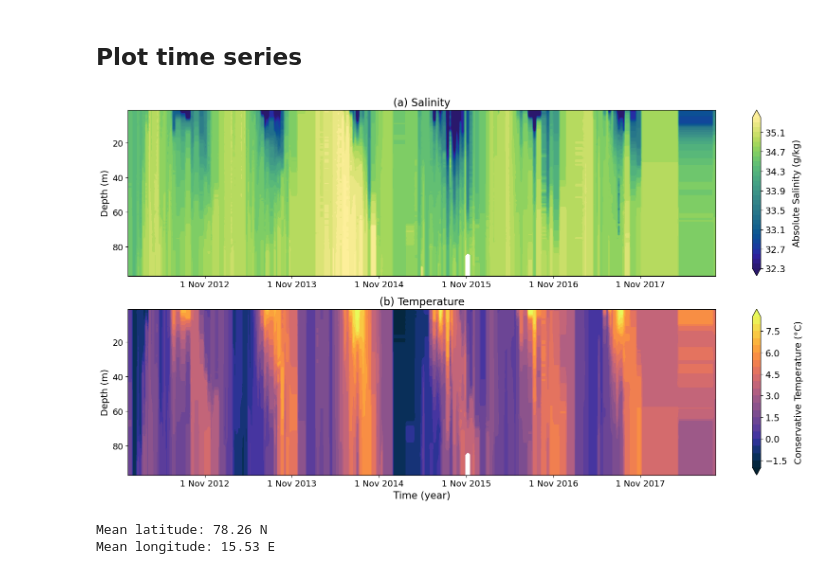
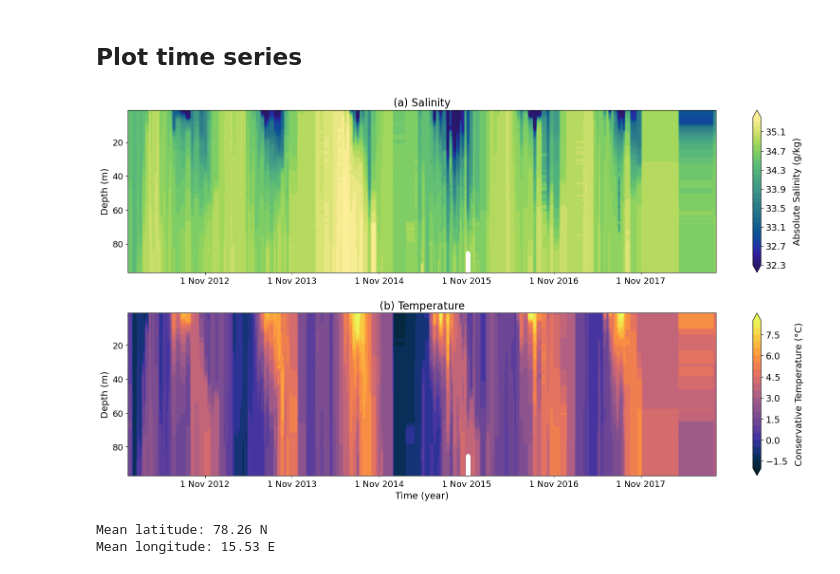
Before and after one commit to alpsjur/AGF-Adventfjorden, a Jupyter notebook: code/notebooks/timeseries_CTD_plotting.ipynb, the cells around one changed output. Drawn from its saved outputs; the diff is of its cells as text; code cells hidden in the pictures.

Commit message:
Small plot update

```diff
--- a/code/notebooks/timeseries_CTD_plotting.ipynb
+++ b/code/notebooks/timeseries_CTD_plotting.ipynb
@@ -36,6 +36,9 @@ pressure_array = np.arange(np.min(df['Pressure']),np.max(df['Pressure'])+1,1)
 time_array = np.arange(np.min(df['Time']),np.max(df['Time'])+1,60*60*24*7) # 1 week spacing
 
 Time, Pressure = np.meshgrid(time_array,pressure_array)
+# Transform pressure to depth
+depth_array = gsw.z_from_p(pressure_array,np.mean(df['Latitude']))*-1
+TimeZ,Depth = np.meshgrid(time_array,depth_array)
 
 SA_interp = scipy.interpolate.griddata(points=(df['Time'],df['Pressure']),values=df['SA'],xi=(Time,Pressure),method='nearest')
 CT_interp = scipy.interpolate.griddata(points=(df['Time'],df['Pressure']),values=df['CT'],xi=(Time,Pressure),method='nearest')
@@ -49,31 +52,30 @@ for i in range(len(years_with_nov)):
 # %%
 def plotTimeDepth(ax,Time,Vert,data,levels,cmap,label):
     plot = ax.contourf(Time,Vert,data,levels=levels,extend='both',cmap=cmap)
     cbar = plt.colorbar(plot,ax=ax)
     cbar.ax.set_ylabel(label,fontsize=14)
     cbar.ax.tick_params(axis='y', which='both', labelsize=14)
     cbar.ax.get_yaxis().labelpad = 10
     ax.tick_params(axis='both', labelsize=13)
     ax.set_ylim(ax.get_ylim()[::-1])
     ax.set_xticks(nov_ticks)
     ax.set_xticklabels(['1 Nov '+str(i) for i in years_with_nov])
-    #ax.set_xticks(time_array[years_array])
-    #ax.set_xticklabels([dates_array[i].year for i in years_array])
     ax.set_ylabel('Depth (m)',fontsize=14)
 
 fig, (ax1,ax2) = plt.subplots(2,1,figsize=(20,10))
 plotTimeDepth(ax1,TimeZ,Depth,SA_interp,levels=np.arange(32.3,35.4,0.1),cmap='cmo.haline',
               label='Absolute Salinity (g/kg)')
 plotTimeDepth(ax2,TimeZ,Depth,CT_interp,levels=np.arange(-2,8.51,0.5),cmap='cmo.thermal',
               label='Conservative Temperature ('+'\u00B0'+'C)')
-ax2.set_xlabel('Time (year)',fontsize=15)
+ax2.set_xlabel('Time (year)',fontsize=14)
 ax1.set_title('(a) Salinity',fontsize=16)
 ax2.set_title('(b) Temperature',fontsize=16)
 
+plt.subplots_adjust(hspace=0.25)
 plt.savefig('../../ocean_plots/timeseries_2012_2018.png',dpi=300,bbox_inches='tight')
 plt.show()
 # %% [output]
-[figure, old version]
+[figure, new version]
 # %%
 print('Mean latitude: %.2f N'%(np.mean(df['Latitude'])))
 print('Mean longitude: %.2f E'%(np.mean(df['Longitude'])))
```
Also changed, not shown: parts of 6 cells of this notebook, 1 other file.
